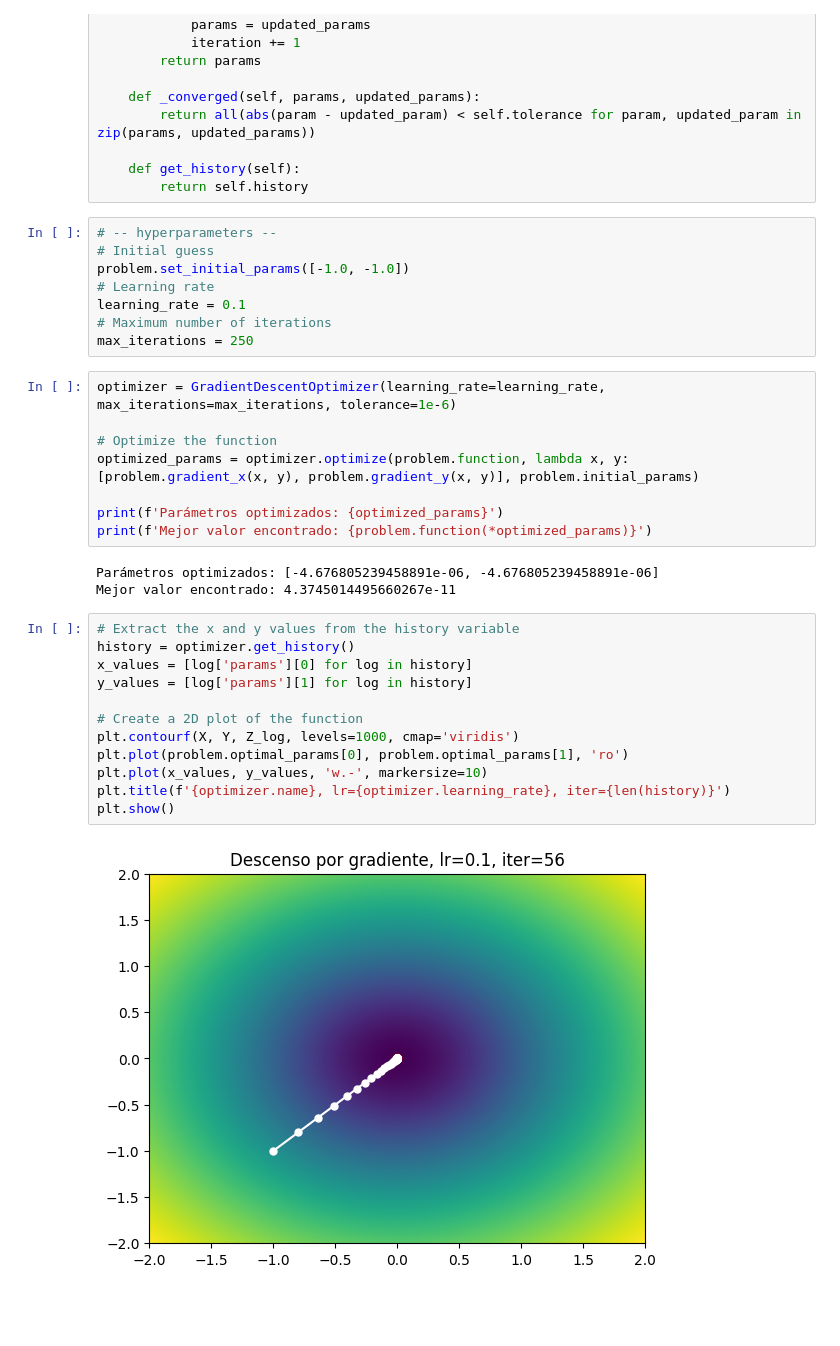
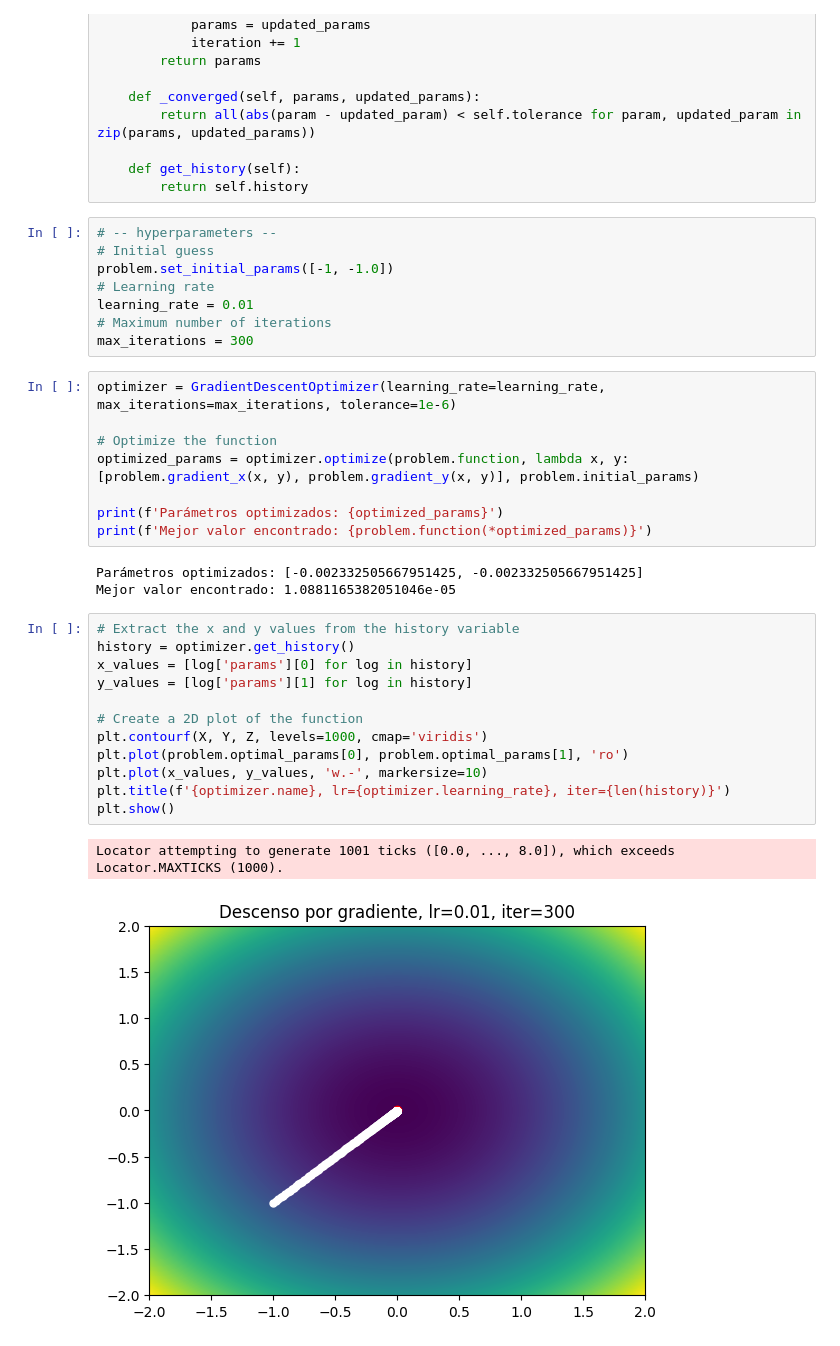
Before and after one commit to irvingvasquez/cv2course_intro_nn, a Jupyter notebook: 21_opt_gradiente_2d.ipynb, the cells around one changed output. Saved outputs shown, nothing was run; the diff lists cells and outputs as text; blank space fills up the shorter version.

```diff
--- a/21_opt_gradiente_2d.ipynb
+++ b/21_opt_gradiente_2d.ipynb
@@ -103,11 +113,11 @@ class GradientDescentOptimizer(Optimizer):
 # %%
 # -- hyperparameters --
 # Initial guess
-problem.set_initial_params([-1.0, -1.0])
+problem.set_initial_params([-1, -1.0])
 # Learning rate
-learning_rate = 0.1
+learning_rate = 0.01
 # Maximum number of iterations
-max_iterations = 250
+max_iterations = 300
 # %%
 optimizer = GradientDescentOptimizer(learning_rate=learning_rate, max_iterations=max_iterations, tolerance=1e-6)
 
@@ -117,22 +127,23 @@ optimized_params = optimizer.optimize(problem.function, lambda x, y: [problem.gr
 print(f'Parámetros optimizados: {optimized_params}')
 print(f'Mejor valor encontrado: {problem.function(*optimized_params)}')
 # %% [output]
-Parámetros optimizados: [-4.676805239458891e-06, -4.676805239458891e-06]
-Mejor valor encontrado: 4.3745014495660267e-11
+Parámetros optimizados: [-0.002332505667951425, -0.002332505667951425]
+Mejor valor encontrado: 1.0881165382051046e-05
 # %%
 # Extract the x and y values from the history variable
 history = optimizer.get_history()
 x_values = [log['params'][0] for log in history]
 y_values = [log['params'][1] for log in history]
 
 # Create a 2D plot of the function
-plt.contourf(X, Y, Z_log, levels=1000, cmap='viridis')
+plt.contourf(X, Y, Z, levels=1000, cmap='viridis')
 plt.plot(problem.optimal_params[0], problem.optimal_params[1], 'ro')
 plt.plot(x_values, y_values, 'w.-', markersize=10)
 plt.title(f'{optimizer.name}, lr={optimizer.learning_rate}, iter={len(history)}')
 plt.show()
 # %% [output]
+Locator attempting to generate 1001 ticks ([0.0, ..., 8.0]), which exceeds Locator.MAXTICKS (1000).
-[figure, old version]
+[figure, new version]
 # %%
 #Animate and save the optimization process
 fig, ax = plt.subplots()
```
Also changed, not shown: parts of 5 cells of this notebook, 4 other files.
